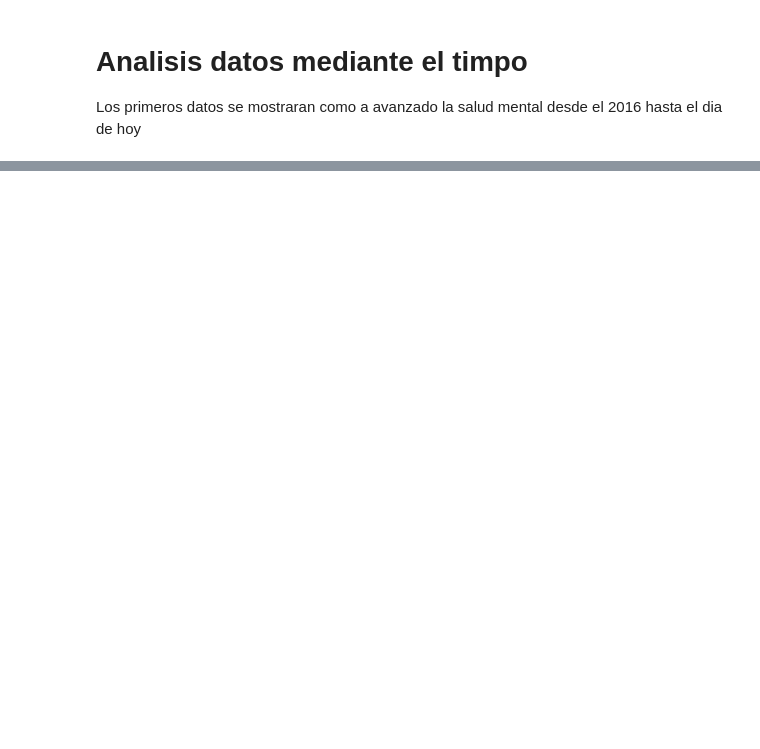
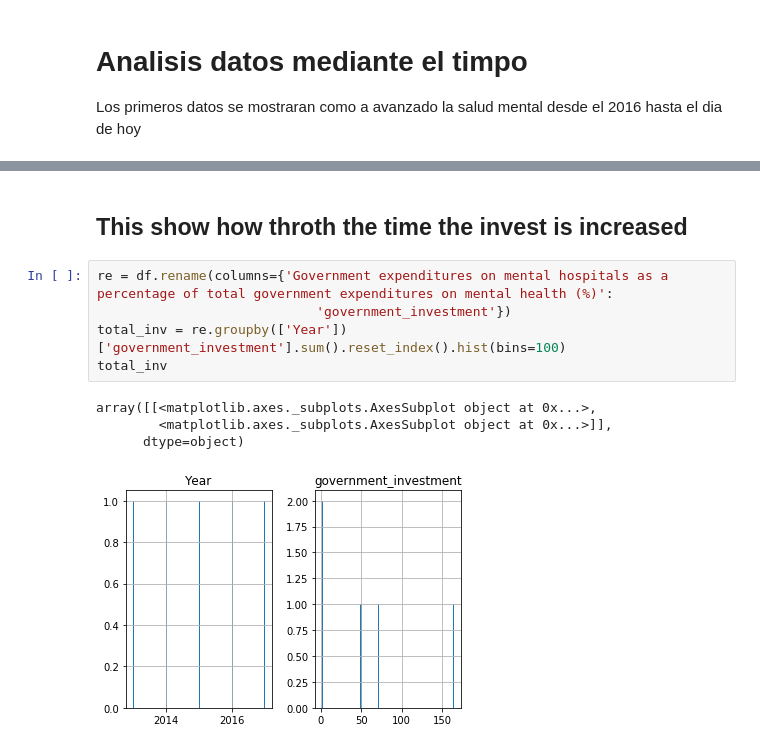
Before and after one commit to ladiidie5/TechLabs-Project, a Jupyter notebook: analysis_data/plot_data.ipynb, the cells around one changed output, grey strips where cells are left out. Saved outputs shown, nothing was run; the diff lists cells and outputs as text; blank space fills up the shorter version.

```diff
--- a/analysis_data/plot_data.ipynb
+++ b/analysis_data/plot_data.ipynb
@@ -10,0 +85,12 @@ ModuleNotFoundError: No module named 'numpy'
+# %% [markdown]
+## This show how throth the time the invest is increased
+# %%
+re = df.rename(columns={'Government expenditures on mental hospitals as a percentage of total government expenditures on mental health (%)':
+                            'government_investment'})
+total_inv = re.groupby(['Year'])['government_investment'].sum().reset_index().hist(bins=100)
+total_inv
+# %% [output]
+array([[<matplotlib.axes._subplots.AxesSubplot object at 0x...>,
+        <matplotlib.axes._subplots.AxesSubplot object at 0x...>]],
+      dtype=object)
+[figure, added]
```
Also changed, not shown: parts of 12 cells of this notebook, 7 other files.
